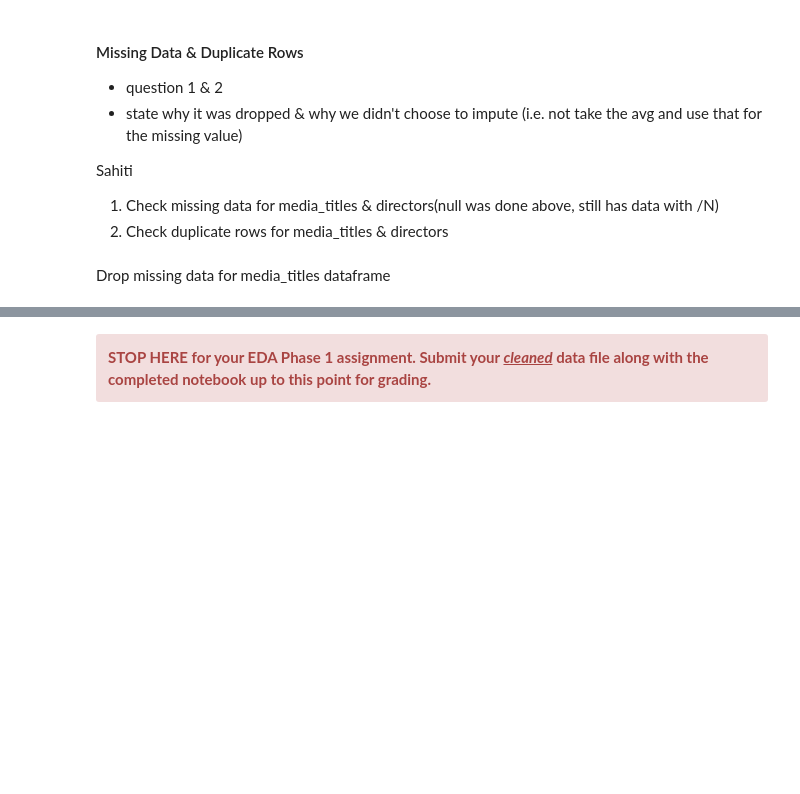
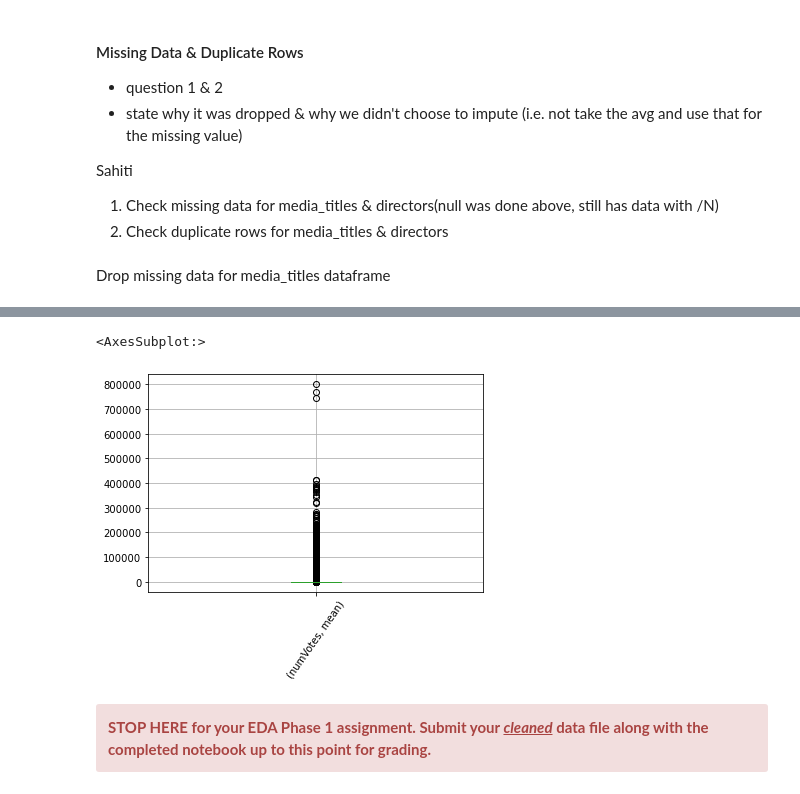
Before and after one commit to robords/NU_MS_EDA_Project, a Jupyter notebook: EDA_Project_Group_4.ipynb, the cells around one changed output, grey strips where cells are left out. Drawn from its saved outputs; the diff is of its cells as text; code cells hidden in the pictures; blank space fills up the shorter version.

Commit message:
dropped the null rows for directors and added some directors analysis

```diff
--- a/EDA_Project_Group_4.ipynb
+++ b/EDA_Project_Group_4.ipynb
@@ -506,6 +439,0 @@ dtype: int64
-# %%
-# first convert '/N' to nulls as well. Then grab the total number of null values after coversion
-# directors table - conversion
-
-directors.replace('\\N',np.NaN,inplace=True)
-((directors.isnull())).sum()
@@ -521,6 +439,0 @@ dtype: int64
-# %%
-#directors table - dropping nulls
-
-null_dir = directors[directors.isnull()]
-directors = directors.drop(null_dir.index)
-((directors.isnull())).sum()
@@ -725,0 +603,12 @@ Name: titleType, dtype: int64
+# %%
+# first convert '/N' to nulls. Then grab the total number of null values after coversion
+directors.shape # dataframe shape as a starting point
+((directors.isnull())).sum() # count of nulls we start with
+
+directors.replace(to_replace = '\\N', value = np.NaN, inplace=True) # replace all '/N' strings with NaN
+(directors.isnull()).sum() # we see the count of nulls increase
+
+directors.dropna(inplace=True) #drop all the rows with a null value (NaN)
+
+(directors.isnull()).sum() # we see the count of nulls go to zero
+directors.shape # we see a decrease from 9003713 rows to 1265631 due to all the missing data
@@ -755,0 +696,7 @@ beer_reviews.boxplot(column=[
+# %%
+director_popularity = directors[['director', 'primaryName', 'averageRating','numVotes']].groupby(['director', 'primaryName']).agg(['mean'])
+director_popularity.head()
+director_popularity.info()
+director_popularity.sort_values(by=[('numVotes', 'mean')], ascending = False)[:10]
+director_popularity.sort_values(by=[('averageRating', 'mean')], ascending = False)[:10]
+## we probably should drop rows from this that have less than n votes
@@ -756,3 +747,14 @@ beer_reviews.boxplot(column=[
+# %%
+# boxplots
+director_popularity.boxplot(column=[('numVotes', 'mean')], rot=55)
+#fig = px.box(director_popularity, y=('numVotes', 'mean'))
+#fig.show()
+
+#fig = px.box(directors, y="numVotes", points="all")
+#fig.show()
+# %% [output]
+<AxesSubplot:>
+[figure, added]
 # %% [markdown]
 <div class="alert alert-block alert-danger"><b>STOP HERE for your EDA Phase 1 assignment. Submit your <i><u>cleaned</u></i> data file along with the completed notebook up to this point for grading.</b></div>
 # %% [markdown]
```
Also changed, not shown: parts of 33 cells of this notebook.
